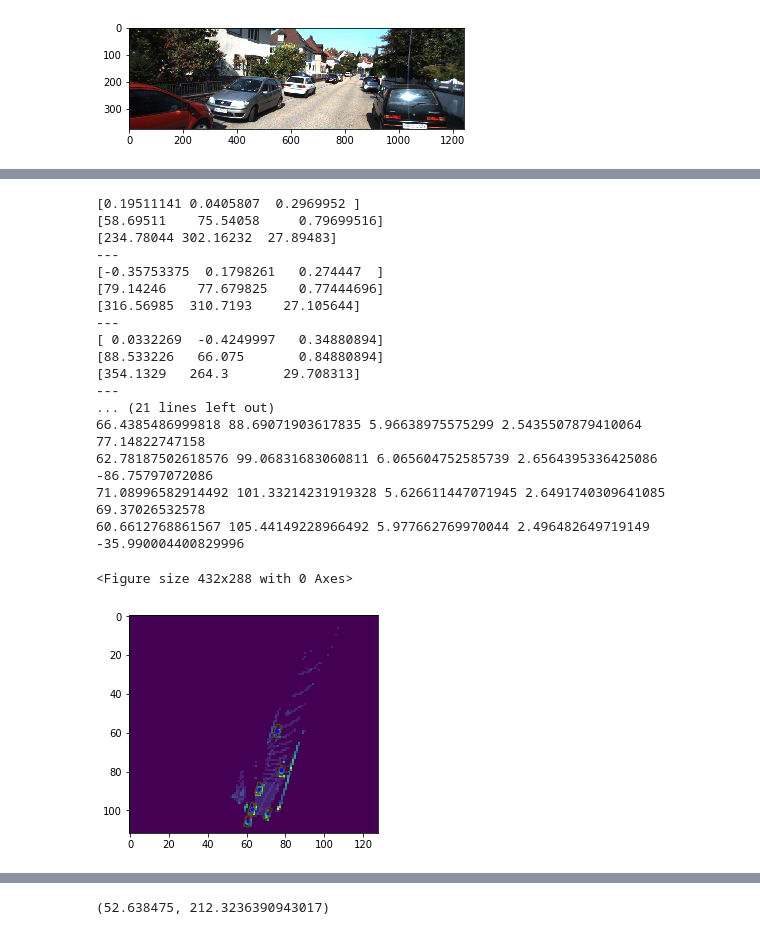
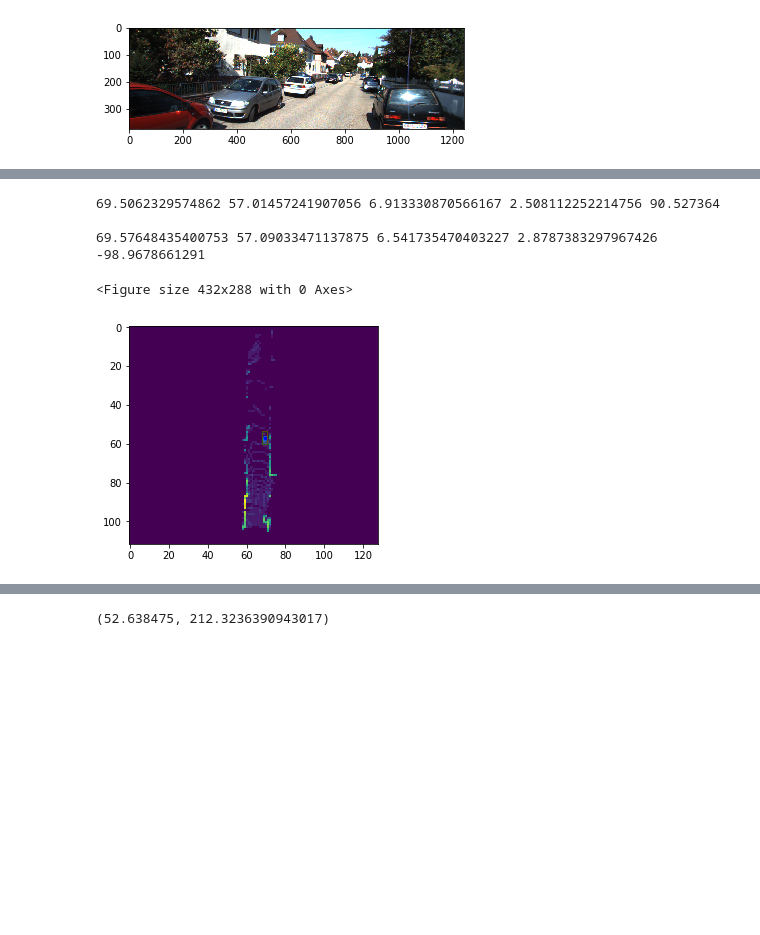
Before and after one commit to marmohamed/Multi-Modal-Fusion-For-3d-Object-Detection, a Jupyter notebook: src/Notebooks/Model Evaluation-Copy1.ipynb, the cells around one changed output, grey strips where cells are left out. Cells and saved outputs as stored; diff of their text form; code cells hidden in the pictures; blank space fills up the shorter version.

```diff
--- a/src/Notebooks/Model Evaluation-Copy1.ipynb
+++ b/src/Notebooks/Model Evaluation-Copy1.ipynb
@@ -851,7 +1145,7 @@ plt.imshow(img)
 # %%
 
 
-rot, tr, sc, image_translate_x, image_translate_y, ang, fliplr = get_augmentation_parameters(True)
+rot, tr, sc, image_translate_x, image_translate_y, ang, fliplr = get_augmentation_parameters(False)
 
 data_reader_obj = DataReader(list_camera_paths[i_c],
                              list_calib_paths[i_c],
@@ -860,8 +1154,12 @@ data_reader_obj = DataReader(list_camera_paths[i_c],
                              rot, sc, tr, ang, image_translate_x, image_translate_y,
                              get_actual_dims=True,
                              fliplr=fliplr)
-data_reader_obj.lidar_reader.size = (448//4, 512//4, 35)
-# data_reader_obj.label_reader.size = (448//4, 512//4, 35)
+# data_reader_obj.label_reader = LabelReader2(list_label_paths[i_c], list_calib_paths[i_c], rot, tr, sc, ang, data_reader_obj.calib_reader,
+#                     get_actual_dims=True,
+#                     from_file=True, fliplr=fliplr)
+data_reader_obj.lidar_reader.size = (448, 512, 100)
+data_reader_obj.label_reader.size = (448, 512, 100)
+data_reader_obj.lidar_reader.interpolate = True
 camera_image = data_reader_obj.read_image()
 lidar_image = data_reader_obj.lidar_reader.read_lidar()
 _, label, directions = data_reader_obj.label_reader.read_label()
@@ -1233,12 +1294,12 @@ def convert_prediction_into_real_values2(label_tensor, truth_value=None,
     return np.array(result)
 # %%
 th=0.00001
-truth_value = feed_dict[model.y_true][0, :, :, :]
+truth_value = feed_dict[model.y_true][0, :, :, :, :]
 # truth_value = None
-converted_points = convert_prediction_into_real_values2(final_output[0, :, :, :], truth_value=truth_value, th=th)
+converted_points = convert_prediction_into_real_values3(final_output[0, :, :, :, :], truth_value=truth_value, th=th)
 # print(converted_points)
 # converted_points = convert_prediction_into_real_values(final_output[0, :, :, :, :], th=th)
-points = get_points(converted_points, list_calib_paths[i_c], th=th)
+points = get_points2(converted_points, list_calib_paths[i_c], th=th)
 # print(points)
 res = '\n'.join([' '.join([str(l) for l in points[i]]) for i in range(len(points))])
 
@@ -1274,7 +1335,7 @@ data_reader_obj.label_reader = LabelReader('./' + current_file + '.txt',
                                            rot, tr, sc, ang, data_reader_obj.calib_reader,
                                         get_actual_dims=True,
                                         from_file=True, fliplr=fliplr)
-data_reader_obj.label_reader.size = (448//4, 512//4, 35)
+data_reader_obj.label_reader.size = (448//4, 512//4, 40)
 _, label_bev, _ = data_reader_obj.read_label()
 data_reader_obj.label_reader.get_actual_dims = False
 _, label_bev2, _ = data_reader_obj.read_label()
@@ -1311,48 +1372,34 @@ for i in range(0, len(label)):
 print()
 
 for i in range(0, len(label_bev)):
     w = label_bev[i][3]
     h = label_bev[i][4]
     x = label_bev[i][0]
     y = label_bev[i][1]
     print(y, x, w, h, -label_bev[i][6]*57.2958)
     ax.scatter(y, x, s=10, c='b')
     polygon = convert5Pointto8Point(y, x, w, h, -label[i][6]*57.2958)
     xs = polygon[0::2]
     ys = polygon[1::2]
     l = []
     for j in range(4):
         l.append([xs[j], ys[j]])
 
 #     if i == 2:
 #         c = 'c'
 #     else:
 #         c = 'g'
 
     rect = patches.Polygon(l,linewidth=0.75,edgecolor=c,facecolor='none')
     ax.add_patch(rect)
 
 print()
 
 
 plt.show()
 # %% [output]
-[0.19511141 0.0405807  0.2969952 ]
-[58.69511    75.54058     0.79699516]
-[234.78044 302.16232  27.89483]
----
-[-0.35753375  0.1798261   0.274447  ]
-[79.14246    77.679825    0.77444696]
-[316.56985  310.7193    27.105644]
----
-[ 0.0332269  -0.4249997   0.34880894]
-[88.533226   66.075       0.84880894]
-[354.1329   264.3       29.708313]
----
-... (21 lines left out)
-66.4385486999818 88.69071903617835 5.96638975575299 2.5435507879410064 77.14822747158
-62.78187502618576 99.06831683060811 6.065604752585739 2.6564395336425086 -86.75797072086
-71.08996582914492 101.33214231919328 5.626611447071945 2.6491740309641085 69.37026532578
-60.6612768861567 105.44149228966492 5.977662769970044 2.496482649719149 -35.990004400829996
+69.5062329574862 57.01457241907056 6.913330870566167 2.508112252214756 90.527364
+
+69.57648435400753 57.09033471137875 6.541735470403227 2.8787383297967426 -98.9678661291
 <Figure size 432x288 with 0 Axes>
-[figure, old version]
+[figure, new version]
```
Also changed, not shown: parts of 32 cells of this notebook, 7 other files.
